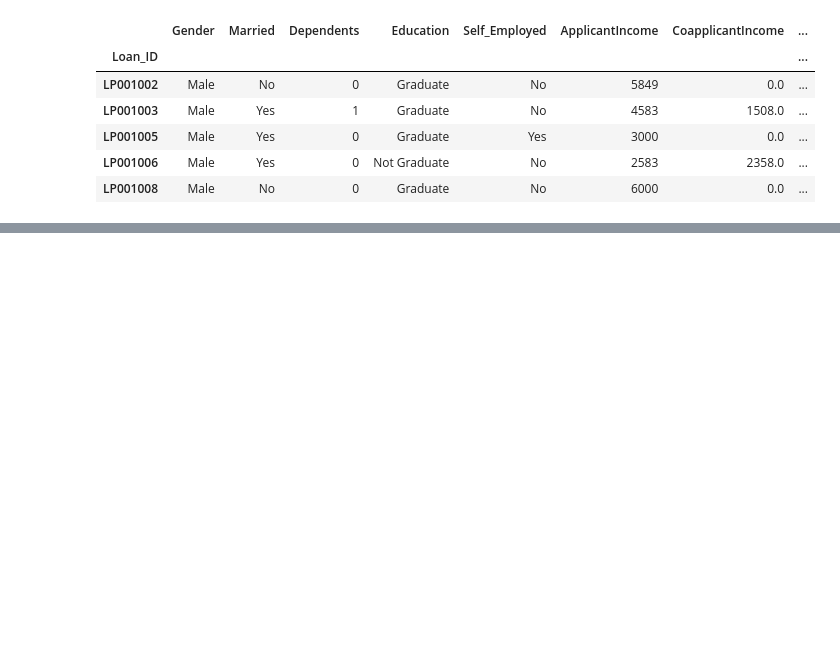
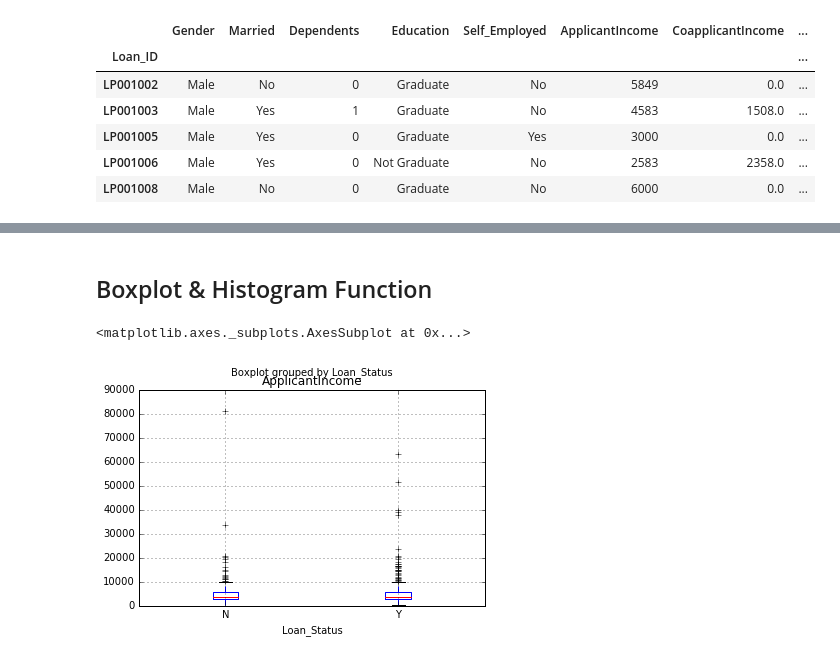
Before and after one commit to ll0816/My-Python-Code, a Jupyter notebook: pandas tips.ipynb, the cells around one changed output, grey strips where cells are left out. Cells and saved outputs as stored; diff of their text form; code cells hidden in the pictures; blank space fills up the shorter version.

Commit message:
crawler and data analysis

```diff
--- a/pandas tips.ipynb
+++ b/pandas tips.ipynb
@@ -14,0 +86,4 @@ data.head()
+# %%
+data['Gender'].fillna(mode(data['Gender']).mode[0], inplace=True)
+data['Married'].fillna(mode(data['Married']).mode[0], inplace=True)
+data['Self_Employed'].fillna(mode(data['Self_Employed']).mode[0], inplace=True)
@@ -14,0 +109,4 @@ data.head()
+# %%
+impute_grps = data.pivot_table(values=["LoanAmount"], index=["Gender", "Married", "Self_Employed"],\
+                               aggfunc=np.mean)
+print impute_grps
@@ -14,0 +129,7 @@ data.head()
+# %%
+# iterate only through rows with missing LoanAmount
+for i, row in data.loc[data['LoanAmount'].isnull(), :].iterrows():
+    ind = tuple([row['Gender'], row['Married'], row['Self_Employed']])
+    data.loc[i, 'LoanAmount'] = impute_grps.loc[ind].values[0]
+
+print data.apply(num_missing, axis=0)
@@ -14,0 +234,3 @@ data.head()
+# %% [markdown]
+Boxplot & Histogram Function
+--------------------------------
@@ -14,0 +240,5 @@ data.head()
+# %%
+data.boxplot(column="ApplicantIncome", by="Loan_Status")
+# %% [output]
+<matplotlib.axes._subplots.AxesSubplot at 0x...>
+[figure, added]
```
Also changed, not shown: parts of 36 cells of this notebook, 5 other files.
